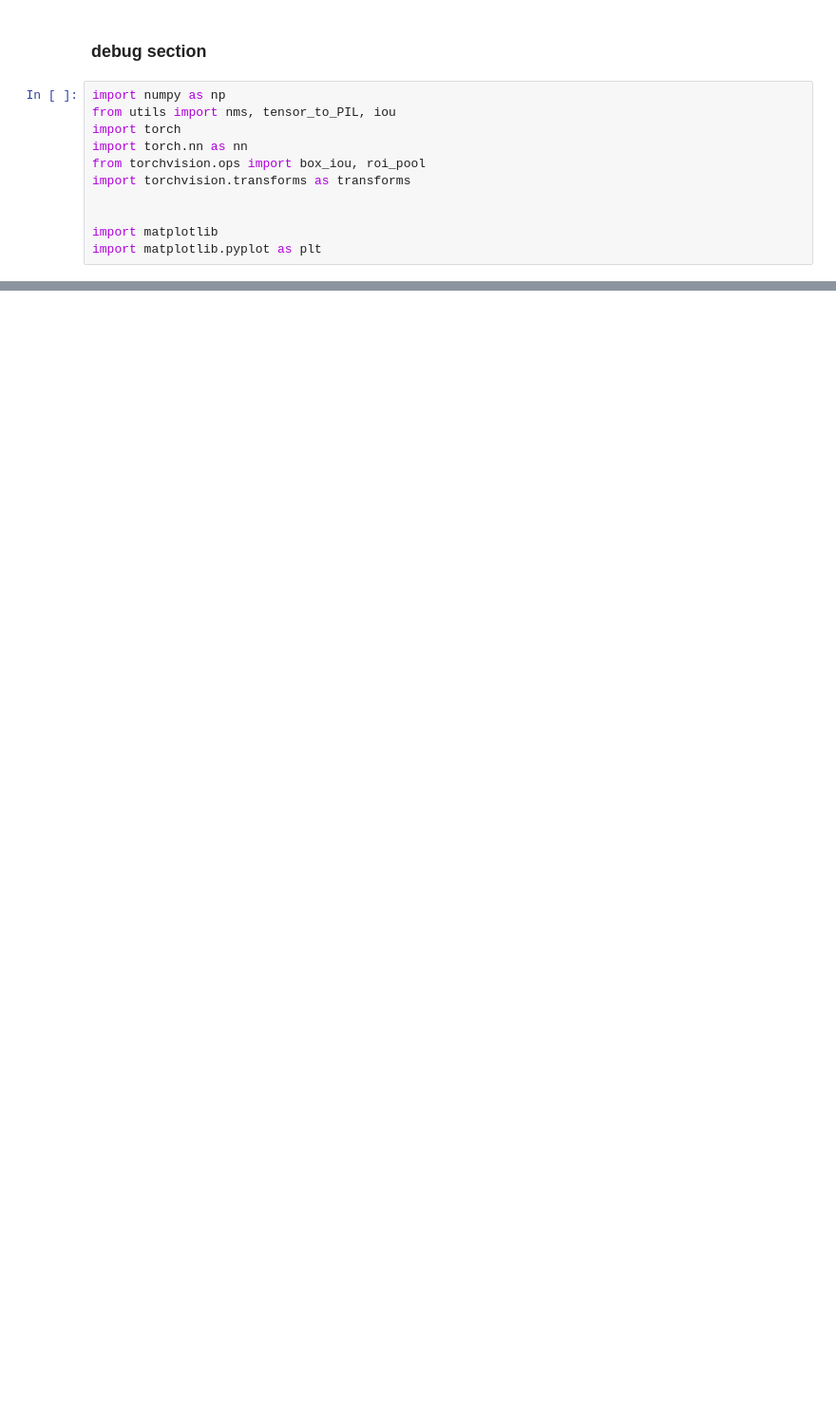
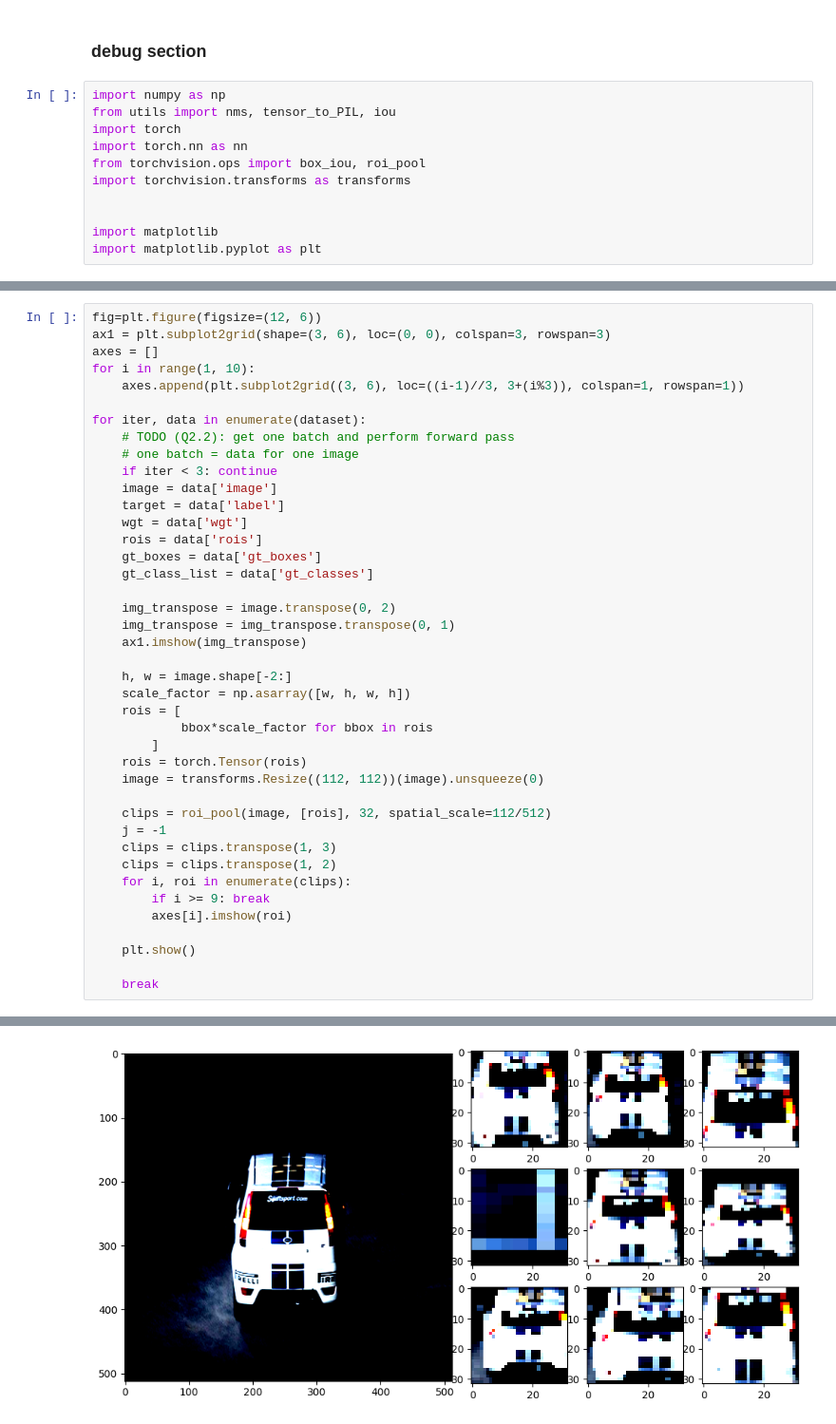
Before and after one commit to AliceOfSNU/CVandLearning_Seoul2023, a Jupyter notebook: Lab1/task_0.ipynb, the cells around one changed output, grey strips where cells are left out. Shown at 95% size. Drawn from its saved outputs; the diff is of its cells as text; blank space fills up the shorter version.

```diff
--- a/Lab1/task_0.ipynb
+++ b/Lab1/task_0.ipynb
@@ -159,0 +181,42 @@ Clipping input data to the valid range for imshow with RGB data ([0..1] for floa
+# %%
+fig=plt.figure(figsize=(12, 6))
+ax1 = plt.subplot2grid(shape=(3, 6), loc=(0, 0), colspan=3, rowspan=3)
+axes = []
+for i in range(1, 10):
+    axes.append(plt.subplot2grid((3, 6), loc=((i-1)//3, 3+(i%3)), colspan=1, rowspan=1))
+
+for iter, data in enumerate(dataset):
+    # TODO (Q2.2): get one batch and perform forward pass
+    # one batch = data for one image
+    if iter < 3: continue
+    image = data['image']
+    target = data['label']
+    wgt = data['wgt']
+    rois = data['rois']
+    gt_boxes = data['gt_boxes']
+    gt_class_list = data['gt_classes']
+
+    img_transpose = image.transpose(0, 2)
+    img_transpose = img_transpose.transpose(0, 1)
+    ax1.imshow(img_transpose)
+
+    h, w = image.shape[-2:]
+    scale_factor = np.asarray([w, h, w, h])
+    rois = [
+            bbox*scale_factor for bbox in rois
+        ]
+    rois = torch.Tensor(rois)
+    image = transforms.Resize((112, 112))(image).unsqueeze(0)
+
+    clips = roi_pool(image, [rois], 32, spatial_scale=112/512)
+    j = -1
+    clips = clips.transpose(1, 3)
+    clips = clips.transpose(1, 2)
+    for i, roi in enumerate(clips):
+        if i >= 9: break
+        axes[i].imshow(roi)
+
+    plt.show()
+
+    break
+# %% [output]
@@ -159,0 +233 @@ Clipping input data to the valid range for imshow with RGB data ([0..1] for floa
+[figure, added]
```
Also changed, not shown: parts of 12 cells of this notebook, 6 other files.
